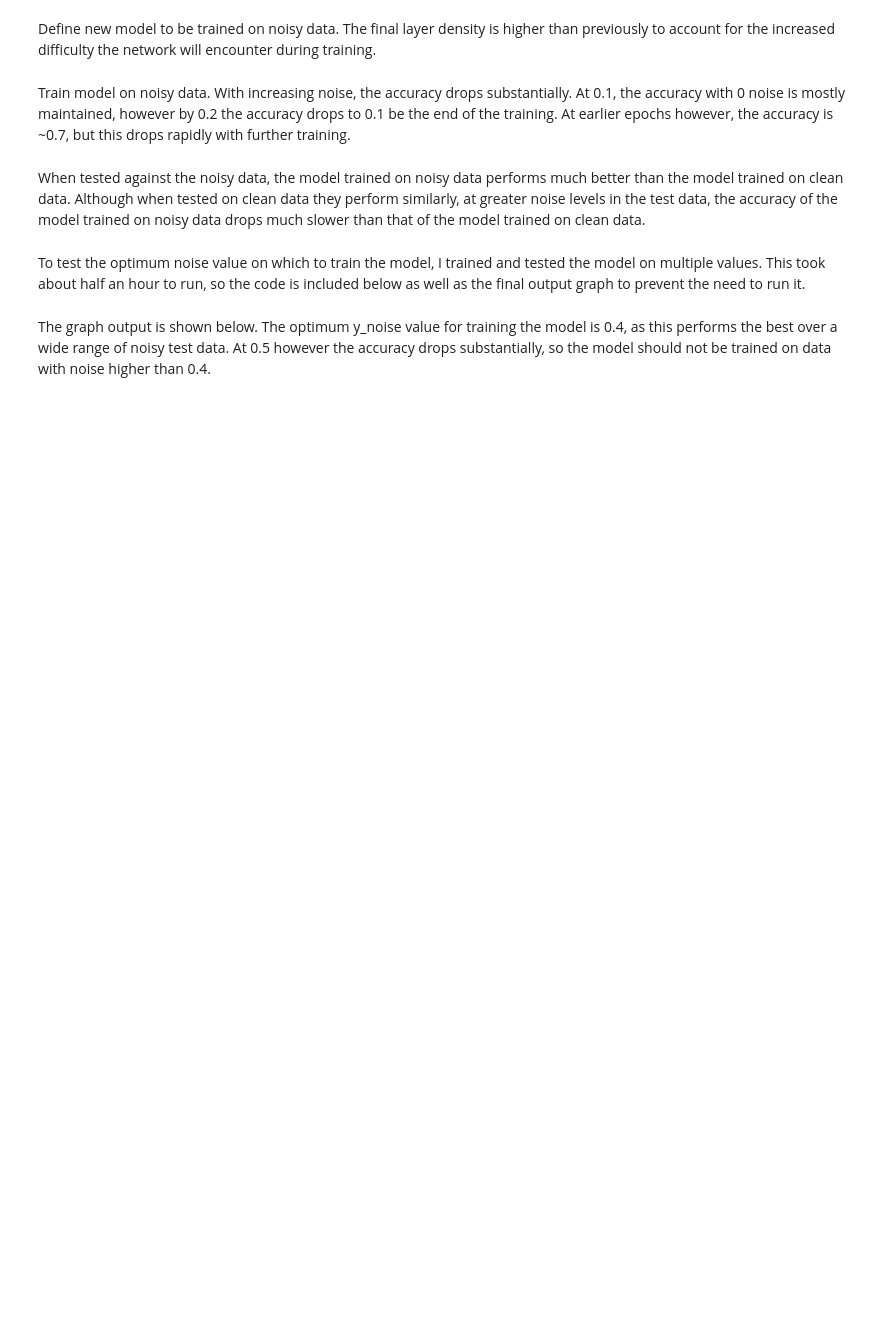
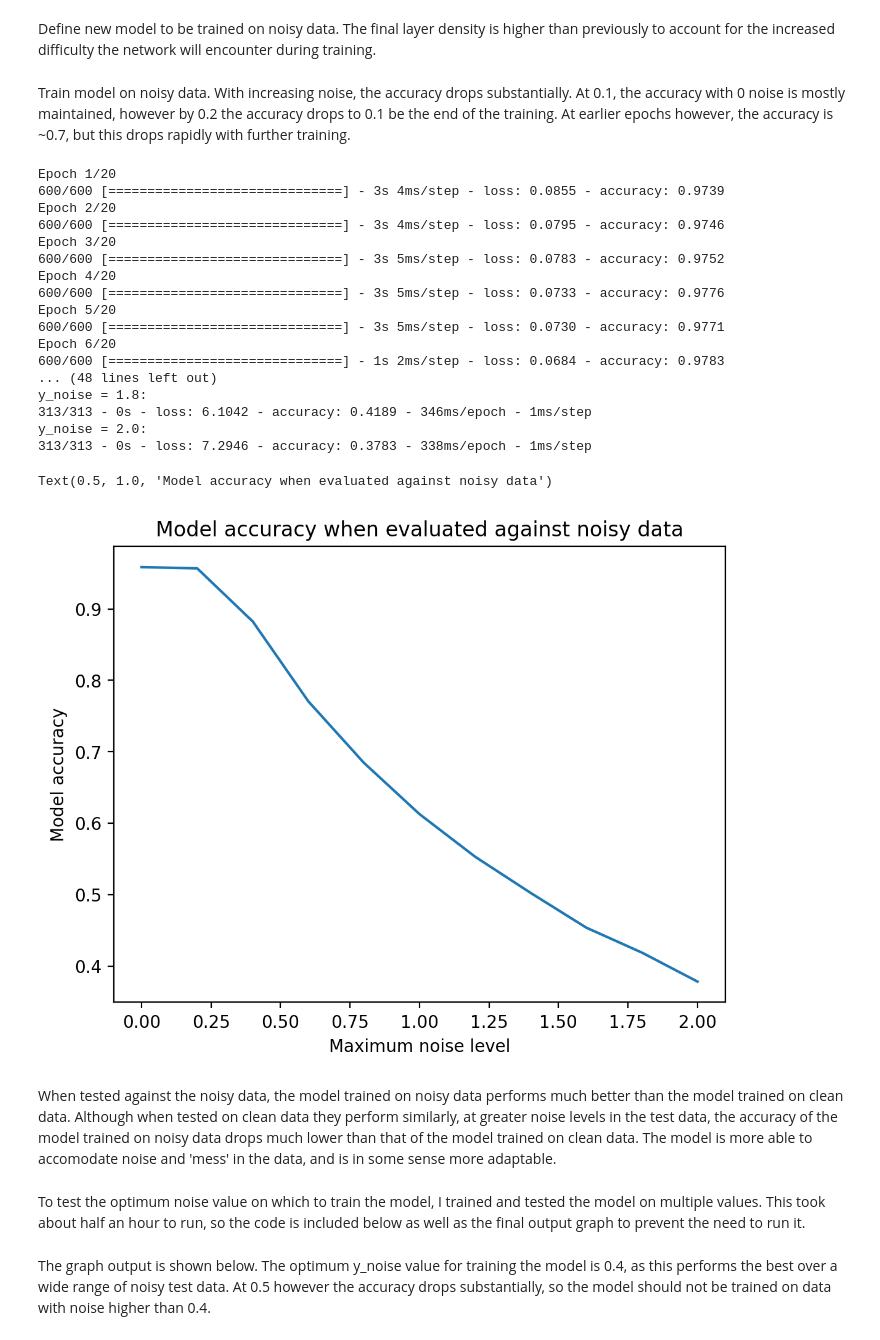
Before and after one commit to rhtweedie/ml_assignments, a Jupyter notebook: ImageRecognition.ipynb, the cells around one changed output. Cells and saved outputs as stored; diff of their text form; code cells hidden in the pictures; blank space fills up the shorter version.

```diff
--- a/ImageRecognition.ipynb
+++ b/ImageRecognition.ipynb
@@ -162,24 +224,44 @@ Train model on noisy data. With increasing noise, the accuracy drops substantial
 # %%
 # train model with noisy data
 acc_1 = trainWithNoise(model, image_x, image_y, 0.1, 100, 20)
 print(acc_1)
 
 # test model accuracy against noisy data
-noises = np.linspace(0, 2, 20)
+noises = np.linspace(0, 2, 11)
 accuracies = np.empty([len(noises)])
 
 for i in range(len(noises)):
     print(f"y_noise = {noises[i]}:")
     test_loss, test_acc = accuracyWithNoise(model, image_x, image_y, noises[i])
     accuracies[i] = test_acc
 
 fig, ax = plt.subplots()
 ax.plot(noises, accuracies)
 ax.set_xlabel('Maximum noise level')
 ax.set_ylabel('Model accuracy')
 ax.set_title('Model accuracy when evaluated against noisy data')
+# %% [output]
+Epoch 1/20
+600/600 [==============================] - 3s 4ms/step - loss: 0.0855 - accuracy: 0.9739
+Epoch 2/20
+600/600 [==============================] - 3s 4ms/step - loss: 0.0795 - accuracy: 0.9746
+Epoch 3/20
+600/600 [==============================] - 3s 5ms/step - loss: 0.0783 - accuracy: 0.9752
+Epoch 4/20
+600/600 [==============================] - 3s 5ms/step - loss: 0.0733 - accuracy: 0.9776
+Epoch 5/20
+600/600 [==============================] - 3s 5ms/step - loss: 0.0730 - accuracy: 0.9771
+Epoch 6/20
+600/600 [==============================] - 1s 2ms/step - loss: 0.0684 - accuracy: 0.9783
+... (48 lines left out)
+y_noise = 1.8:
+313/313 - 0s - loss: 6.1042 - accuracy: 0.4189 - 346ms/epoch - 1ms/step
+y_noise = 2.0:
+313/313 - 0s - loss: 7.2946 - accuracy: 0.3783 - 338ms/epoch - 1ms/step
+Text(0.5, 1.0, 'Model accuracy when evaluated against noisy data')
+[figure, added]
 # %% [markdown]
-When tested against the noisy data, the model trained on noisy data performs much better than the model trained on clean data. Although when tested on clean data they perform similarly, at greater noise levels in the test data, the accuracy of the model trained on noisy data drops much slower than that of the model trained on clean data.
+When tested against the noisy data, the model trained on noisy data performs much better than the model trained on clean data. Although when tested on clean data they perform similarly, at greater noise levels in the test data, the accuracy of the model trained on noisy data drops much lower than that of the model trained on clean data. The model is more able to accomodate noise and 'mess' in the data, and is in some sense more adaptable.
 # %% [markdown]
 To test the optimum noise value on which to train the model, I trained and tested the model on multiple values. This took about half an hour to run, so the code is included below as well as the final output graph to prevent the need to run it.
 # %%
```
Also changed, not shown: parts of 8 cells of this notebook.
